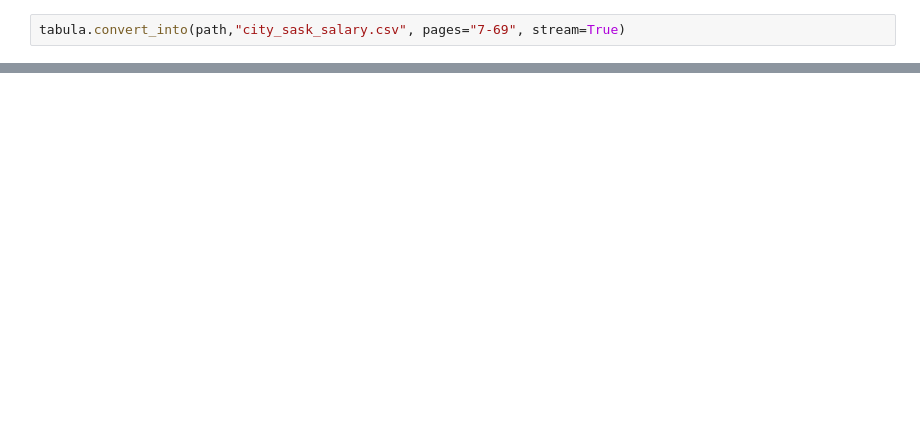
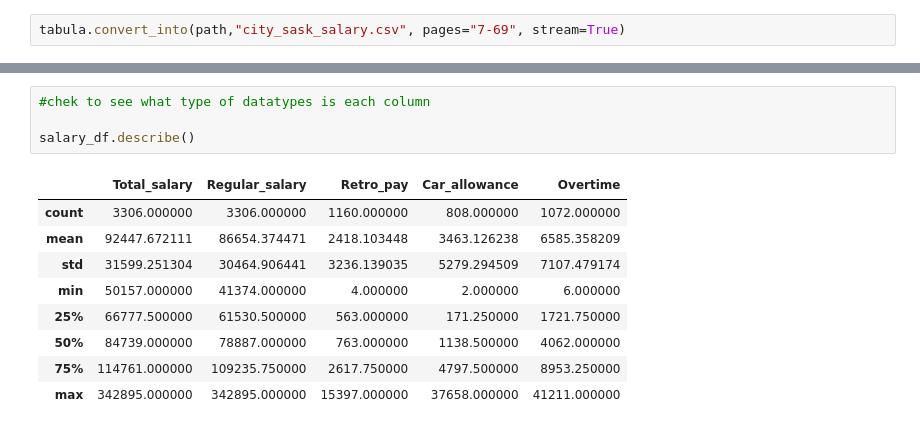
Before and after one commit to dkaybee/city_employee_salary, a Jupyter notebook: city_employee_salary.ipynb, the cells around one changed output, grey strips where cells are left out. Drawn from its saved outputs; the diff is of its cells as text; blank space fills up the shorter version.

```diff
--- a/city_employee_salary.ipynb
+++ b/city_employee_salary.ipynb
@@ -65,0 +115,14 @@ salary_df.groupby(["Position_title", "Total_salary"]).max()
+# %%
+#chek to see what type of datatypes is each column
+
+salary_df.describe()
+# %% [output]
+|  | Total_salary | Regular_salary | Retro_pay | Car_allowance | Overtime |
+| count | 3306.000000 | 3306.000000 | 1160.000000 | 808.000000 | 1072.000000 |
+| mean | 92447.672111 | 86654.374471 | 2418.103448 | 3463.126238 | 6585.358209 |
+| std | 31599.251304 | 30464.906441 | 3236.139035 | 5279.294509 | 7107.479174 |
+| min | 50157.000000 | 41374.000000 | 4.000000 | 2.000000 | 6.000000 |
+| 25% | 66777.500000 | 61530.500000 | 563.000000 | 171.250000 | 1721.750000 |
+| 50% | 84739.000000 | 78887.000000 | 763.000000 | 1138.500000 | 4062.000000 |
+| 75% | 114761.000000 | 109235.750000 | 2617.750000 | 4797.500000 | 8953.250000 |
+| max | 342895.000000 | 342895.000000 | 15397.000000 | 37658.000000 | 41211.000000 |
```
Also changed, not shown: parts of 12 cells of this notebook.
